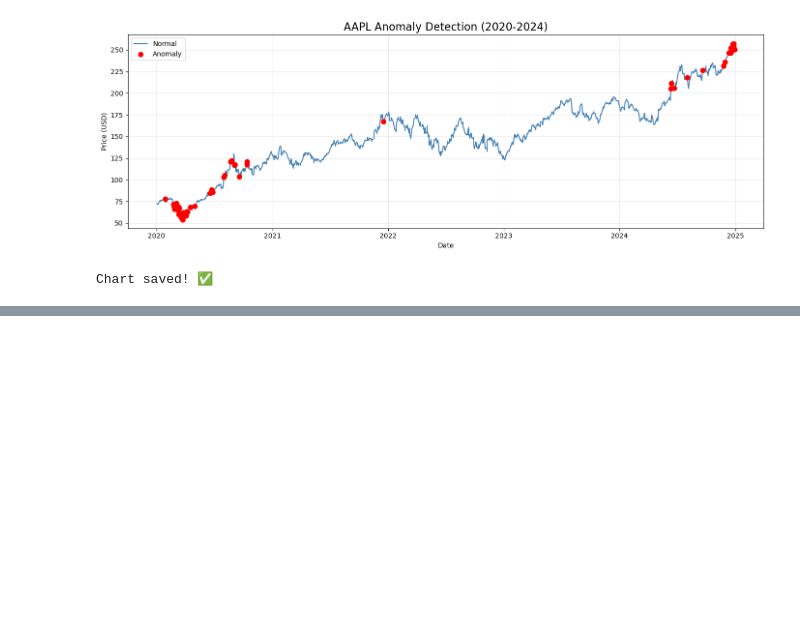
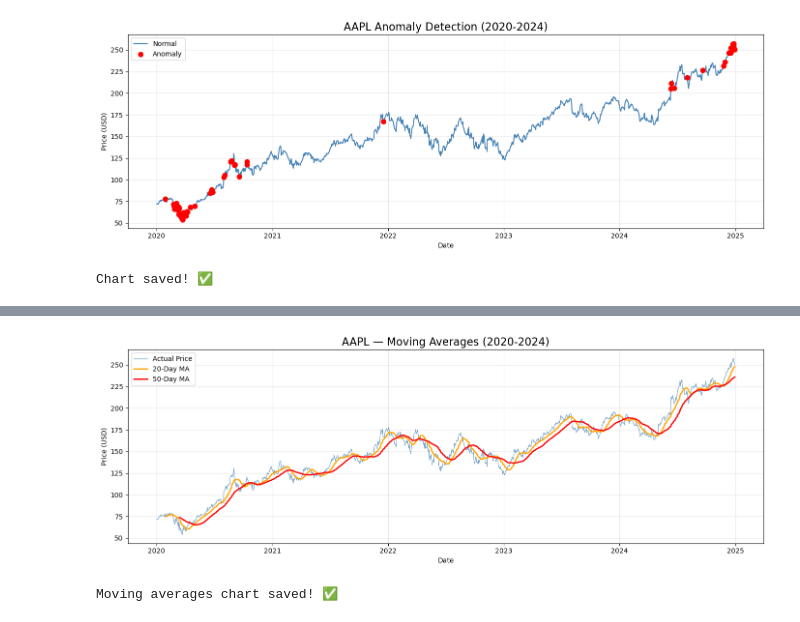
Before and after one commit to mishrashashikamal/stock-anomaly-forecasting, a Jupyter notebook: stock_analysis.ipynb, the cells around one changed output, grey strips where cells are left out. Cells and saved outputs as stored; diff of their text form; code cells hidden in the pictures; blank space fills up the shorter version.

```diff
--- a/stock_analysis.ipynb
+++ b/stock_analysis.ipynb
@@ -165,0 +263,25 @@ Chart saved! ✅
+# %%
+# Cell 13 — Moving Averages
+df['MA20'] = df['Close'].rolling(window=20).mean()
+df['MA50'] = df['Close'].rolling(window=50).mean()
+
+plt.figure(figsize=(14, 5))
+plt.plot(df['Date'], df['Close'],
+         color='steelblue', linewidth=1, label='Actual Price', alpha=0.7)
+plt.plot(df['Date'], df['MA20'],
+         color='orange', linewidth=2, label='20-Day MA')
+plt.plot(df['Date'], df['MA50'],
+         color='red', linewidth=2, label='50-Day MA')
+
+plt.title('AAPL — Moving Averages (2020-2024)', fontsize=16)
+plt.xlabel('Date')
+plt.ylabel('Price (USD)')
+plt.legend()
+plt.grid(True, alpha=0.3)
+plt.tight_layout()
+plt.savefig('moving_averages.png', dpi=150)
+plt.show()
+print("Moving averages chart saved! ✅")
+# %% [output]
+[figure, added]
+Moving averages chart saved! ✅
```
Also changed, not shown: parts of 10 cells of this notebook, 7 other files.
